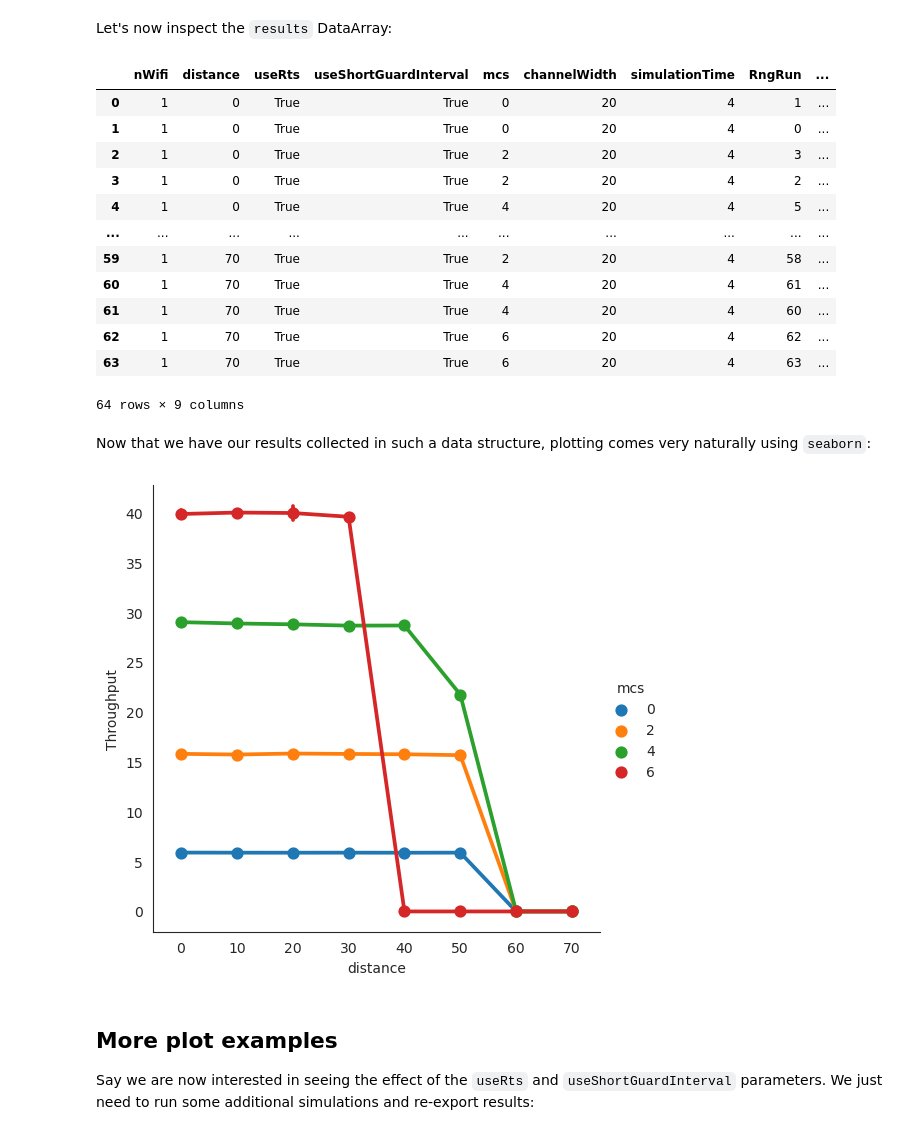
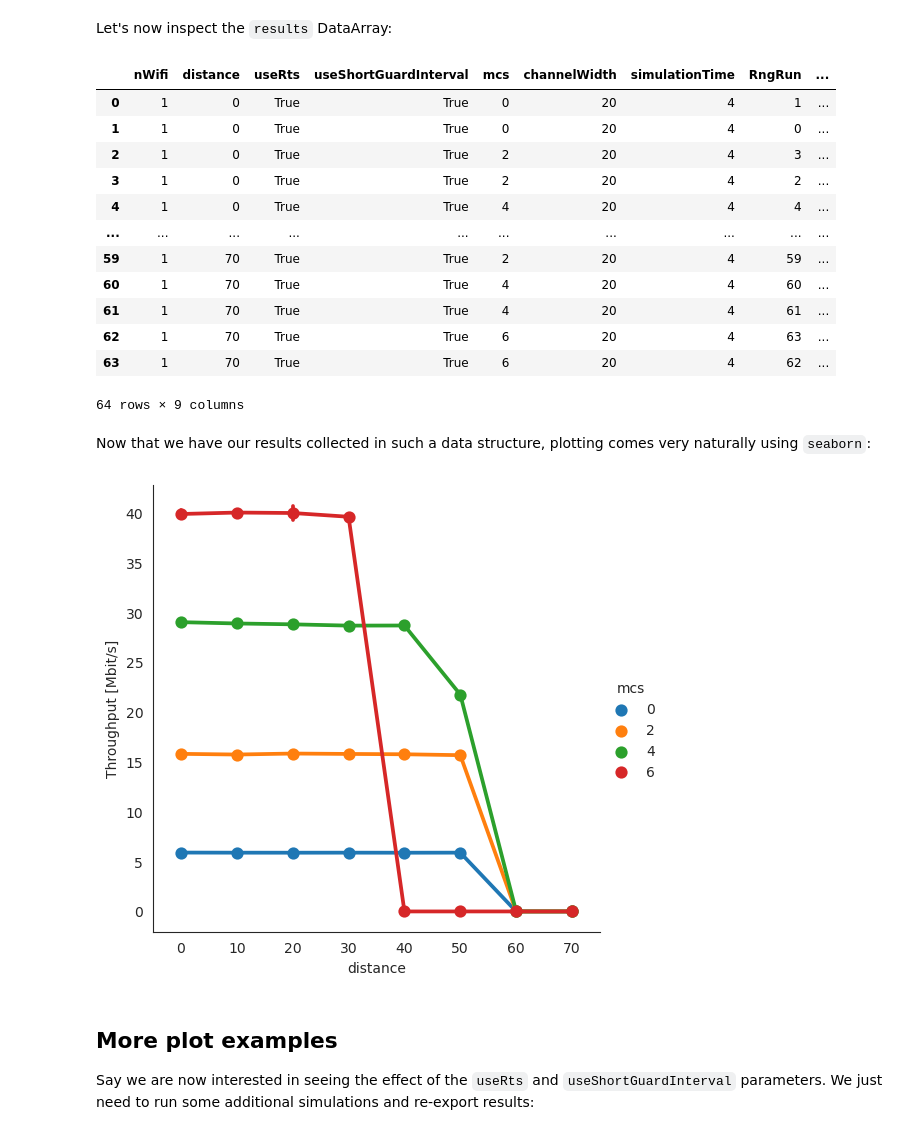
Before and after one commit to signetlabdei/sem, a Jupyter notebook: examples/WiFi Plots.ipynb, the cells around one changed output. Drawn from its saved outputs; the diff is of its cells as text; code cells hidden in the pictures.

```diff
--- a/examples/WiFi Plots.ipynb
+++ b/examples/WiFi Plots.ipynb
@@ -26,7 +26,7 @@ save our results.
 ns_path = 'ns-3'
 script = 'wifi-multi-tos'
 campaign_dir = "results"
-campaign = sem.CampaignManager.new(ns_path, script, campaign_dir, overwrite=True)
+campaign = sem.CampaignManager.new(ns_path, script, campaign_dir, overwrite=True, check_repo=False)
 # %% [markdown]
 At time of campaign creation, ``sem`` compiles ns-3, asks the ns-3 script we
 want to use for its command line parameters, and looks at the hash of the commit
@@ -178,12 +180,8 @@ the available results to produce neatly formatted and easy-to-use data
 structures. Let's create a Pandas DataFrame using the
 ``get_results_as_dataframe`` function:
 # %%
-# Tell SEM how to label the output of the function
-throughput_labels = ['Throughput']
-
 # Use the parsing function to create a Pandas dataframe
 results = campaign.get_results_as_dataframe(get_average_throughput,
-                                            throughput_labels,
                                             params=params)
 # %% [markdown]
 Let's now inspect the ``results`` DataArray:
@@ -195,13 +193,13 @@ display(results)
 | 1 | 1 | 0 | True | True | 0 | 20 | 4 | 0 | ... |
 | 2 | 1 | 0 | True | True | 2 | 20 | 4 | 3 | ... |
 | 3 | 1 | 0 | True | True | 2 | 20 | 4 | 2 | ... |
-| 4 | 1 | 0 | True | True | 4 | 20 | 4 | 5 | ... |
+| 4 | 1 | 0 | True | True | 4 | 20 | 4 | 4 | ... |
 | ... | ... | ... | ... | ... | ... | ... | ... | ... | ... |
-| 59 | 1 | 70 | True | True | 2 | 20 | 4 | 58 | ... |
-| 60 | 1 | 70 | True | True | 4 | 20 | 4 | 61 | ... |
-| 61 | 1 | 70 | True | True | 4 | 20 | 4 | 60 | ... |
-| 62 | 1 | 70 | True | True | 6 | 20 | 4 | 62 | ... |
-| 63 | 1 | 70 | True | True | 6 | 20 | 4 | 63 | ... |
+| 59 | 1 | 70 | True | True | 2 | 20 | 4 | 59 | ... |
+| 60 | 1 | 70 | True | True | 4 | 20 | 4 | 60 | ... |
+| 61 | 1 | 70 | True | True | 4 | 20 | 4 | 61 | ... |
+| 62 | 1 | 70 | True | True | 6 | 20 | 4 | 63 | ... |
+| 63 | 1 | 70 | True | True | 6 | 20 | 4 | 62 | ... |
 64 rows × 9 columns
 # %% [markdown]
 Now that we have our results collected in such a data structure, plotting comes
@@ -209,12 +207,12 @@ very naturally using ``seaborn``:
 # %%
 sns.catplot(data=results,
             x='distance',
-            y='Throughput',
+            y='Throughput [Mbit/s]',
             hue='mcs',
             kind='point')
 plt.show()
 # %% [output]
-[figure, old version]
+[figure, new version]
 # %% [markdown]
 ## More plot examples
 
```
Also changed, not shown: parts of 8 cells of this notebook, 1 other file.
